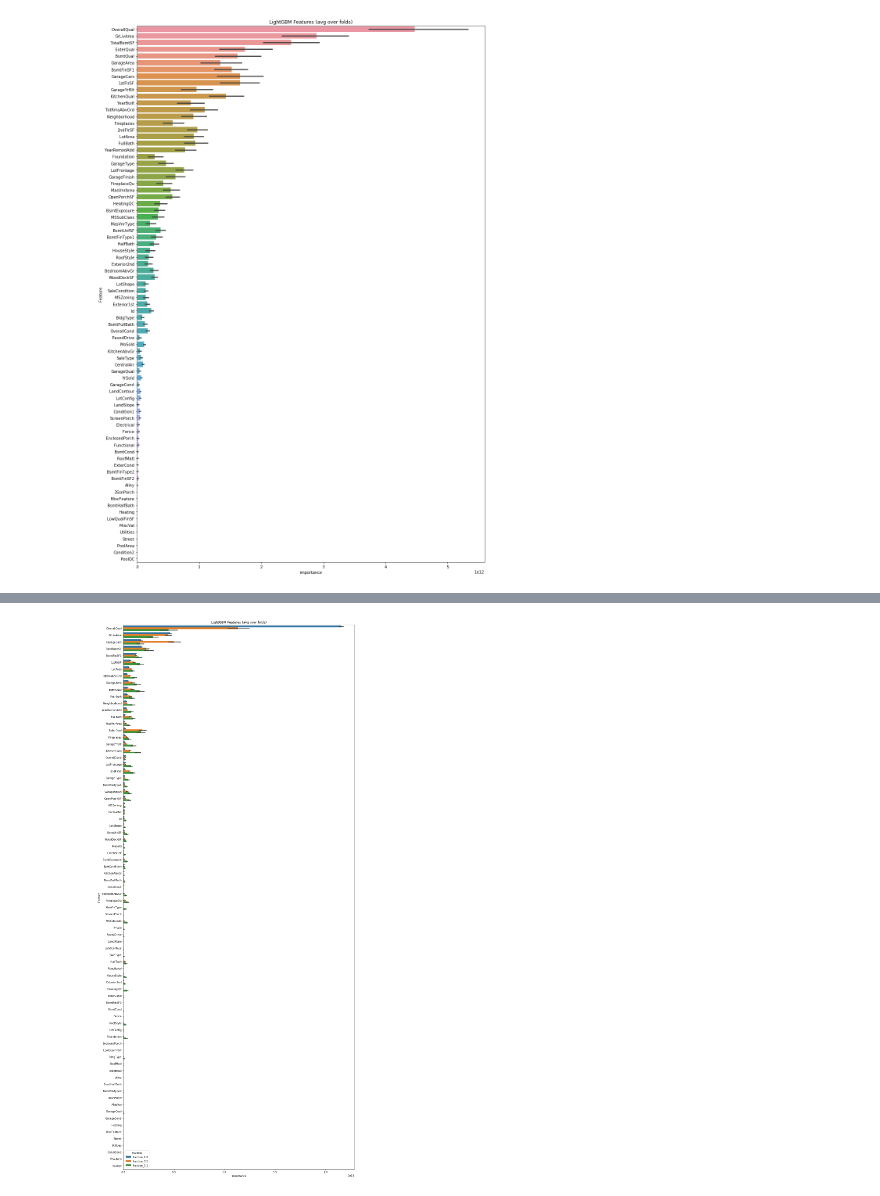
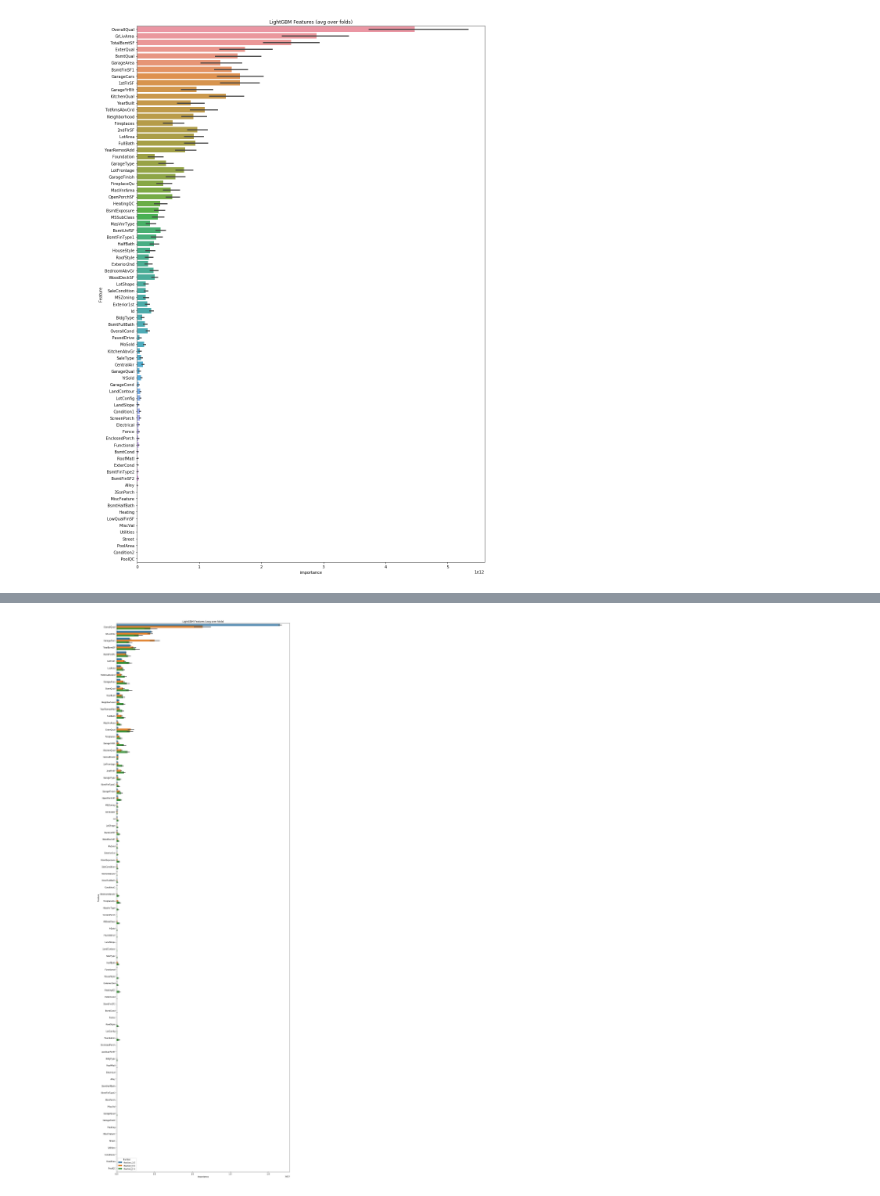
Before and after one commit to bk-18/feature-fraction-test, a Jupyter notebook: feature-fraction-test.ipynb, the cells around one changed output, grey strips where cells are left out. Cells and saved outputs as stored; diff of their text form; code cells hidden in the pictures.

```diff
--- a/feature-fraction-test.ipynb
+++ b/feature-fraction-test.ipynb
@@ -210,14 +210,14 @@ df_frac.sort_values(by = "fraction", ascending = False).head()
 # %%
 df_frac["importance"] = df_frac["importance"].astype(float)
 # %%
-plt.figure(figsize=(14,30))
+plt.figure(figsize=(14,40))
 sns.barplot(x="importance",
             y="Feature",
             hue = "fraction",
             data=df_frac.sort_values(by=["fraction", "importance"],
                                            ascending=[False, False]))
 plt.title('LightGBM Features (avg over folds)')
 plt.tight_layout()
 # %% [output]
-[figure, old version]
+[figure, new version]
 # %%
```
Also changed, not shown: parts of 11 cells of this notebook.
